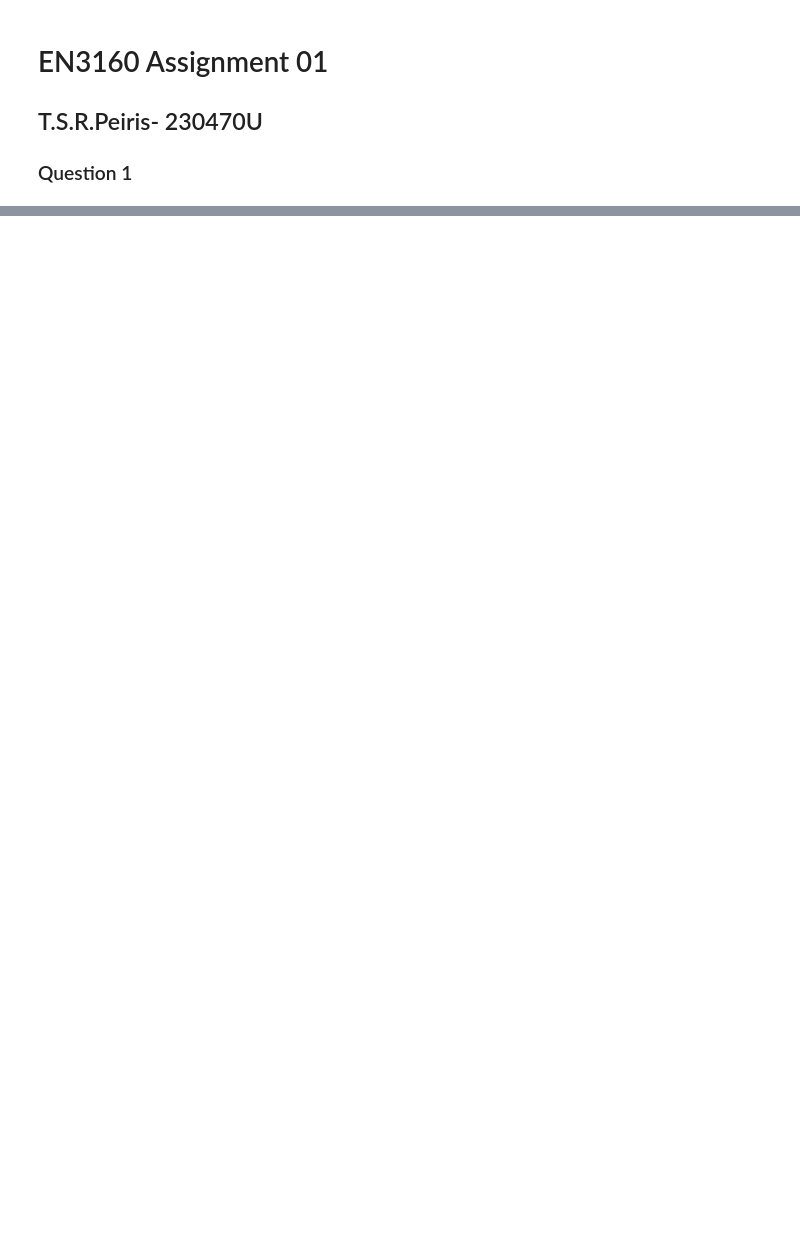
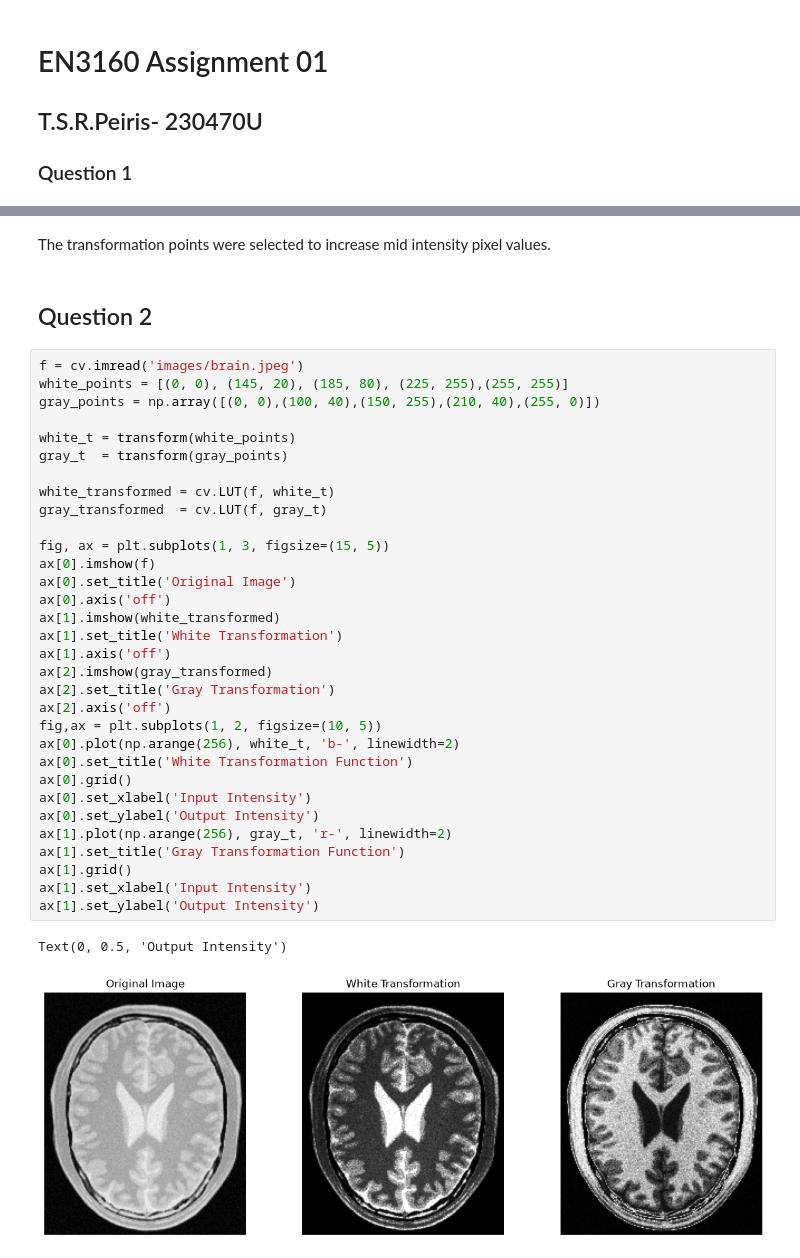
Before and after one commit to angstrom10/EN3160---Image-Processing-and-Machine-Vision, a Jupyter notebook: a-01/assignment.ipynb, the cells around one changed output, grey strips where cells are left out. Drawn from its saved outputs; the diff is of its cells as text; blank space fills up the shorter version.

```diff
--- a/a-01/assignment.ipynb
+++ b/a-01/assignment.ipynb
@@ -45,0 +47,39 @@ The transformation points were selected to increase low intensity pixel values,
+# %% [markdown]
+The transformation points were selected to increase mid intensity pixel values.
+# %% [markdown]
+## Question 2
+# %%
+f = cv.imread('images/brain.jpeg')
+white_points = [(0, 0), (145, 20), (185, 80), (225, 255),(255, 255)]
+gray_points = np.array([(0, 0),(100, 40),(150, 255),(210, 40),(255, 0)])
+
+white_t = transform(white_points)
+gray_t  = transform(gray_points)
+
+white_transformed = cv.LUT(f, white_t)
+gray_transformed  = cv.LUT(f, gray_t)
+
+fig, ax = plt.subplots(1, 3, figsize=(15, 5))
+ax[0].imshow(f)
+ax[0].set_title('Original Image')
+ax[0].axis('off')
+ax[1].imshow(white_transformed)
+ax[1].set_title('White Transformation')
+ax[1].axis('off')
+ax[2].imshow(gray_transformed)
+ax[2].set_title('Gray Transformation')
+ax[2].axis('off')
+fig,ax = plt.subplots(1, 2, figsize=(10, 5))
+ax[0].plot(np.arange(256), white_t, 'b-', linewidth=2)
+ax[0].set_title('White Transformation Function')
+ax[0].grid()
+ax[0].set_xlabel('Input Intensity')
+ax[0].set_ylabel('Output Intensity')
+ax[1].plot(np.arange(256), gray_t, 'r-', linewidth=2)
+ax[1].set_title('Gray Transformation Function')
+ax[1].grid()
+ax[1].set_xlabel('Input Intensity')
+ax[1].set_ylabel('Output Intensity')
+# %% [output]
+Text(0, 0.5, 'Output Intensity')
+[figure, added]
```
Also changed, not shown: parts of 9 cells of this notebook.
